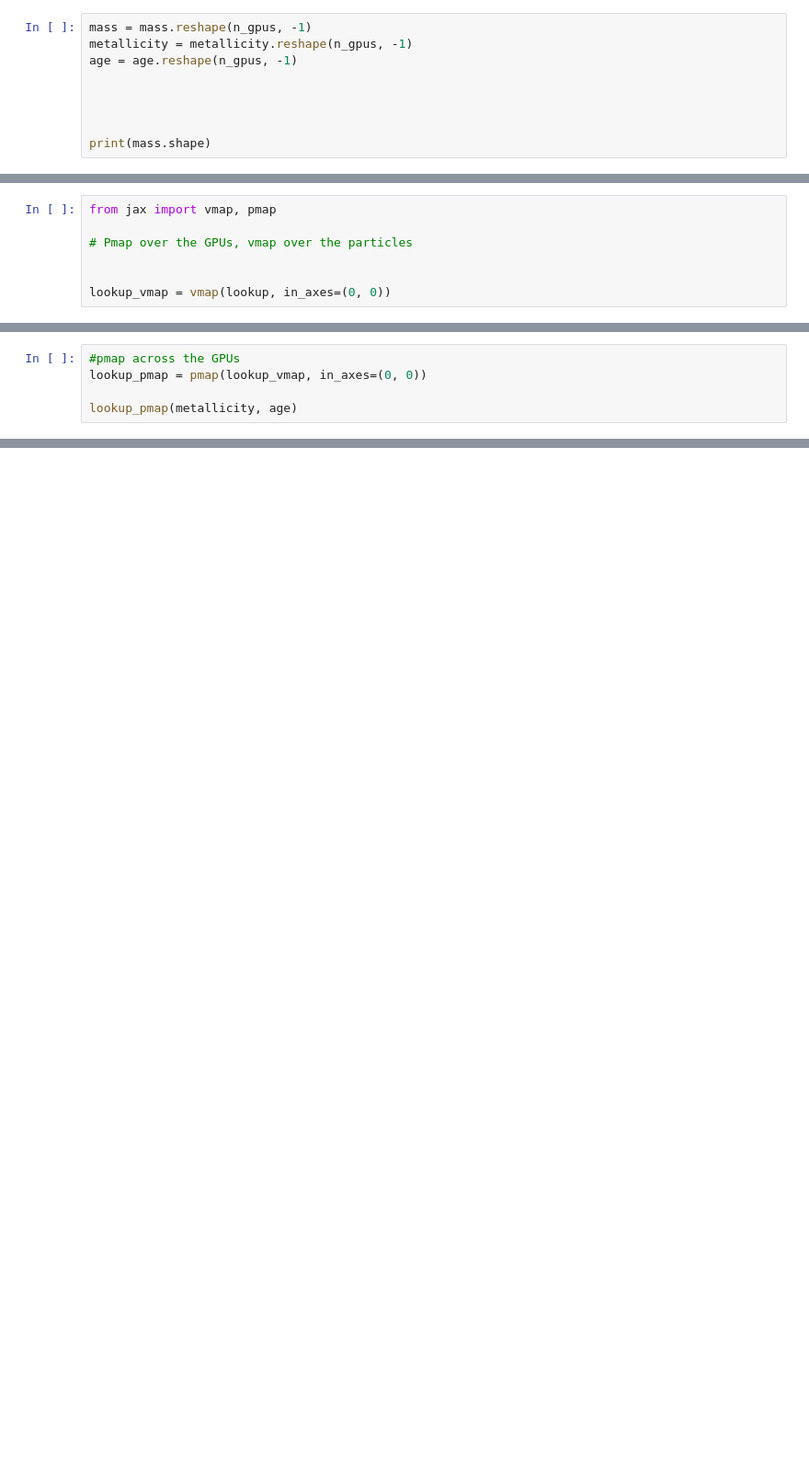
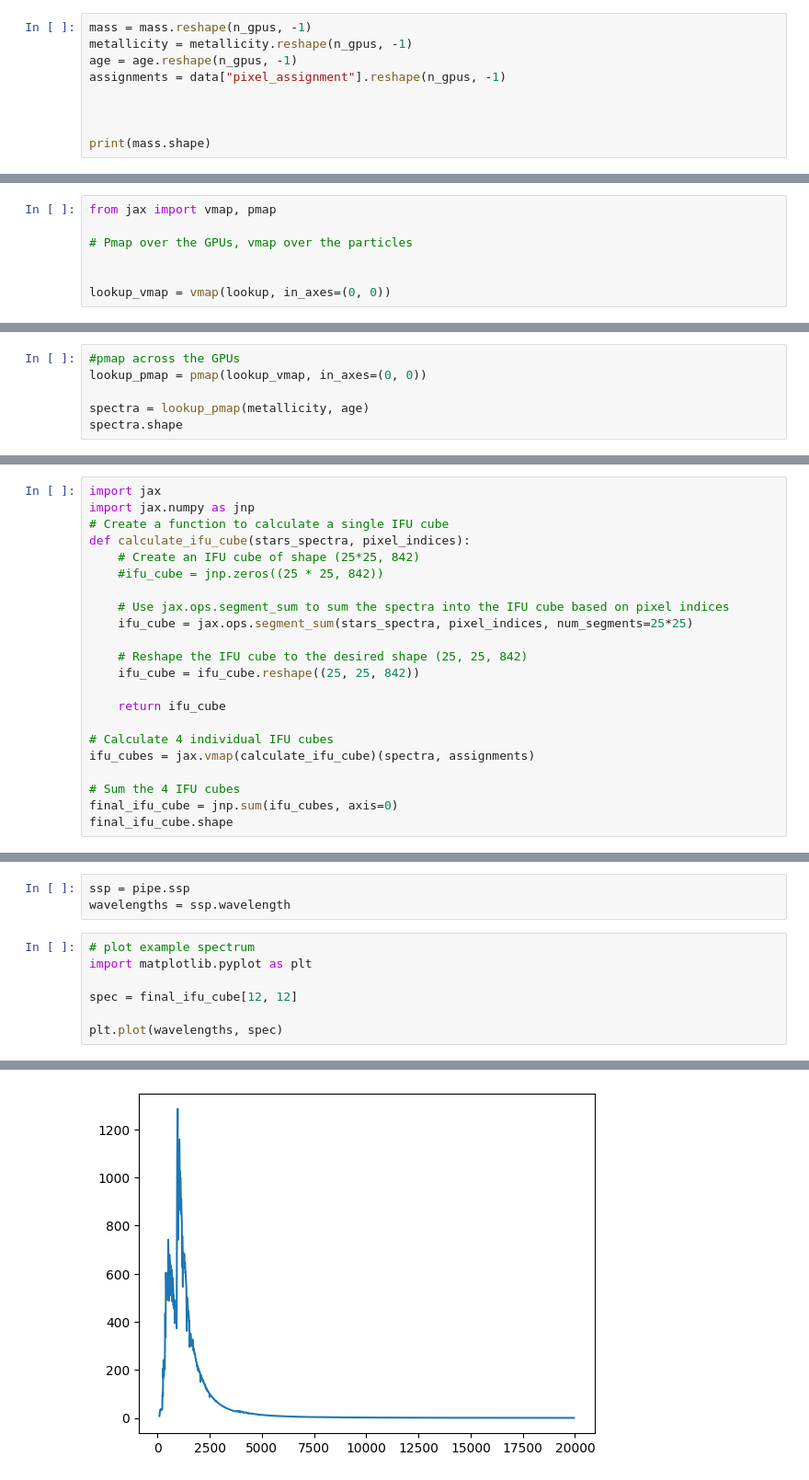
Before and after one commit to ufuk-cakir/rubix, a Jupyter notebook: notebooks/spectra_calculation.ipynb, the cells around one changed output, grey strips where cells are left out. Shown at 92% size. Drawn from its saved outputs; the diff is of its cells as text; blank space fills up the shorter version.

Commit message:
spectra calculation vmap pmap

```diff
--- a/notebooks/spectra_calculation.ipynb
+++ b/notebooks/spectra_calculation.ipynb
@@ -90,7 +94,7 @@ print(n_gpus)
 mass = mass.reshape(n_gpus, -1)
 metallicity = metallicity.reshape(n_gpus, -1)
 age = age.reshape(n_gpus, -1)
-
+assignments = data["pixel_assignment"].reshape(n_gpus, -1)
 
 
 
@@ -182,5 +185,6 @@ Array([[-1.2727341e-09, -1.5168979e-09, -1.7274399e-09, ...,
 #pmap across the GPUs
 lookup_pmap = pmap(lookup_vmap, in_axes=(0, 0))
 
-lookup_pmap(metallicity, age)
+spectra = lookup_pmap(metallicity, age)
+spectra.shape
 # %% [output]
@@ -199,0 +214,22 @@ Array([[[-1.2727341e-09, -1.5168979e-09, -1.7274399e-09, ...,
+# %%
+import jax
+import jax.numpy as jnp
+# Create a function to calculate a single IFU cube
+def calculate_ifu_cube(stars_spectra, pixel_indices):
+    # Create an IFU cube of shape (25*25, 842)
+    #ifu_cube = jnp.zeros((25 * 25, 842))
+
+    # Use jax.ops.segment_sum to sum the spectra into the IFU cube based on pixel indices
+    ifu_cube = jax.ops.segment_sum(stars_spectra, pixel_indices, num_segments=25*25)
+
+    # Reshape the IFU cube to the desired shape (25, 25, 842)
+    ifu_cube = ifu_cube.reshape((25, 25, 842))
+
+    return ifu_cube
+
+# Calculate 4 individual IFU cubes
+ifu_cubes = jax.vmap(calculate_ifu_cube)(spectra, assignments)
+
+# Sum the 4 IFU cubes
+final_ifu_cube = jnp.sum(ifu_cubes, axis=0)
+final_ifu_cube.shape
@@ -199,0 +238,11 @@ Array([[[-1.2727341e-09, -1.5168979e-09, -1.7274399e-09, ...,
+# %%
+ssp = pipe.ssp
+wavelengths = ssp.wavelength
+# %%
+# plot example spectrum
+import matplotlib.pyplot as plt
+
+spec = final_ifu_cube[12, 12]
+
+plt.plot(wavelengths, spec)
+# %% [output]
@@ -199,0 +250 @@ Array([[[-1.2727341e-09, -1.5168979e-09, -1.7274399e-09, ...,
+[figure, added]
```
Also changed, not shown: parts of 17 cells of this notebook, 2 other files.
